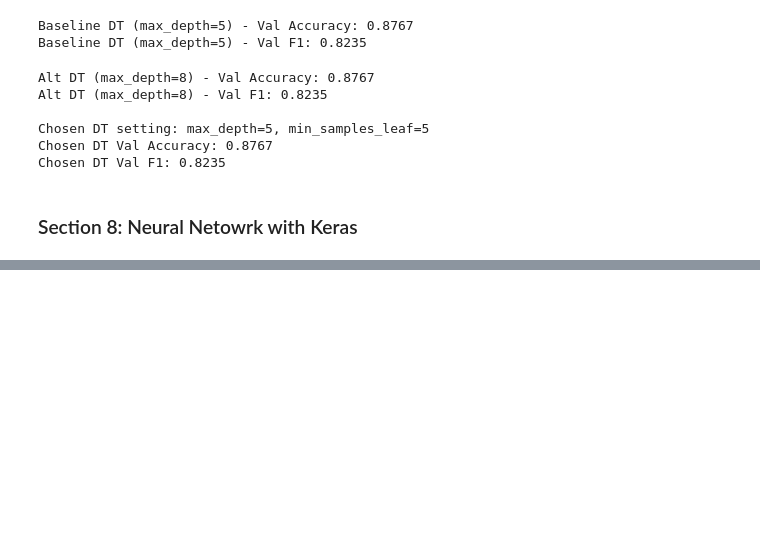
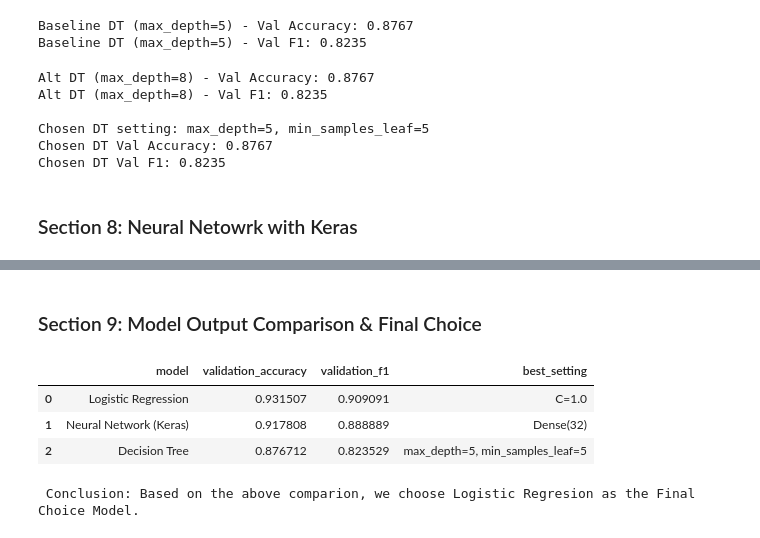
Before and after one commit to baqarjafri/mlanalysis_assignment, a Jupyter notebook: practice.ipynb, the cells around one changed output, grey strips where cells are left out. Cells and saved outputs as stored; diff of their text form; code cells hidden in the pictures; blank space fills up the shorter version.

```diff
--- a/practice.ipynb
+++ b/practice.ipynb
@@ -558,2 +617,26 @@ Chosen NN setting: Dense(16)
 Chosen NN Val Accuracy: 0.9178
 Chosen NN Val F1: 0.8889
+# %% [markdown]
+### Section 9: Model Output Comparison & Final Choice
+# %%
+"""
+Now I will make comparion of all 3 models with selected hyperparameters to decide which one to choose.
+
+"""
+model_comparison = pd.DataFrame({
+    "model": ["Logistic Regression", "Decision Tree", "Neural Network (Keras)"],
+    "validation_accuracy": [lr_best_acc, dt_best_acc, nn_best_acc],
+    "validation_f1": [lr_best_f1, dt_best_f1, nn_best_f1],
+    "best_setting": [f"C={lr_best_C}", dt_best_name, nn_best_name]
+})
+
+model_comparison = model_comparison.sort_values(by="validation_f1", ascending=False).reset_index(drop=True)
+display(model_comparison)
+
+print(" Conclusion: Based on the above comparion, we choose Logistic Regresion as the Final Choice Model.")
+# %% [output]
+|  | model | validation_accuracy | validation_f1 | best_setting |
+| 0 | Logistic Regression | 0.931507 | 0.909091 | C=1.0 |
+| 1 | Neural Network (Keras) | 0.917808 | 0.888889 | Dense(32) |
+| 2 | Decision Tree | 0.876712 | 0.823529 | max_depth=5, min_samples_leaf=5 |
+ Conclusion: Based on the above comparion, we choose Logistic Regresion as the Final Choice Model.
```
Also changed, not shown: parts of 10 cells of this notebook.
